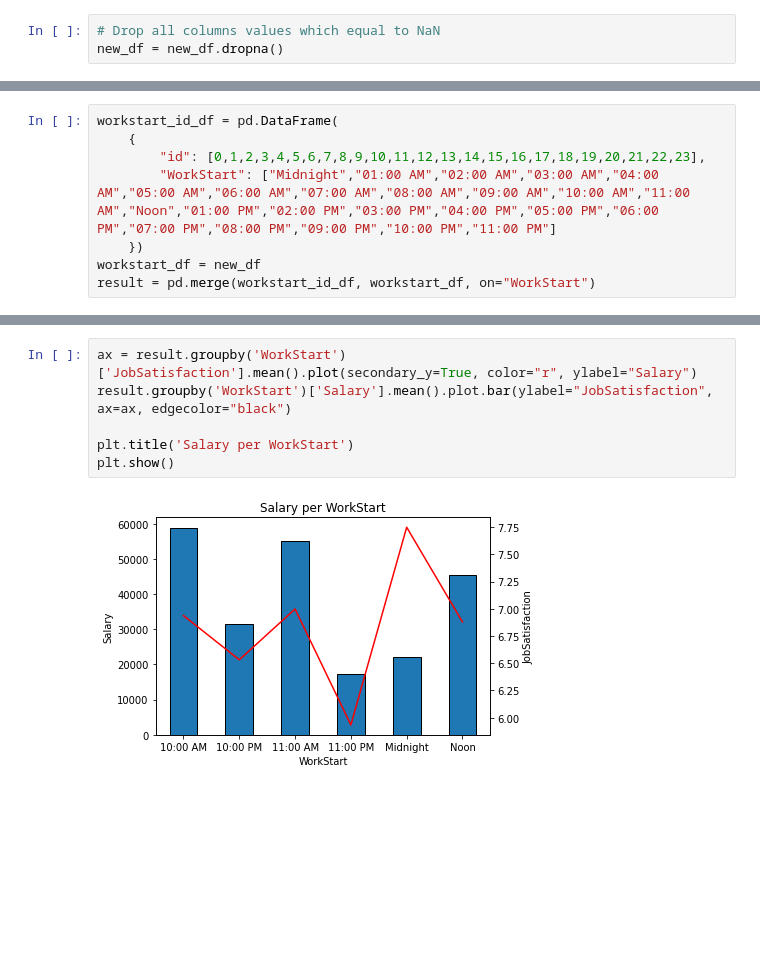
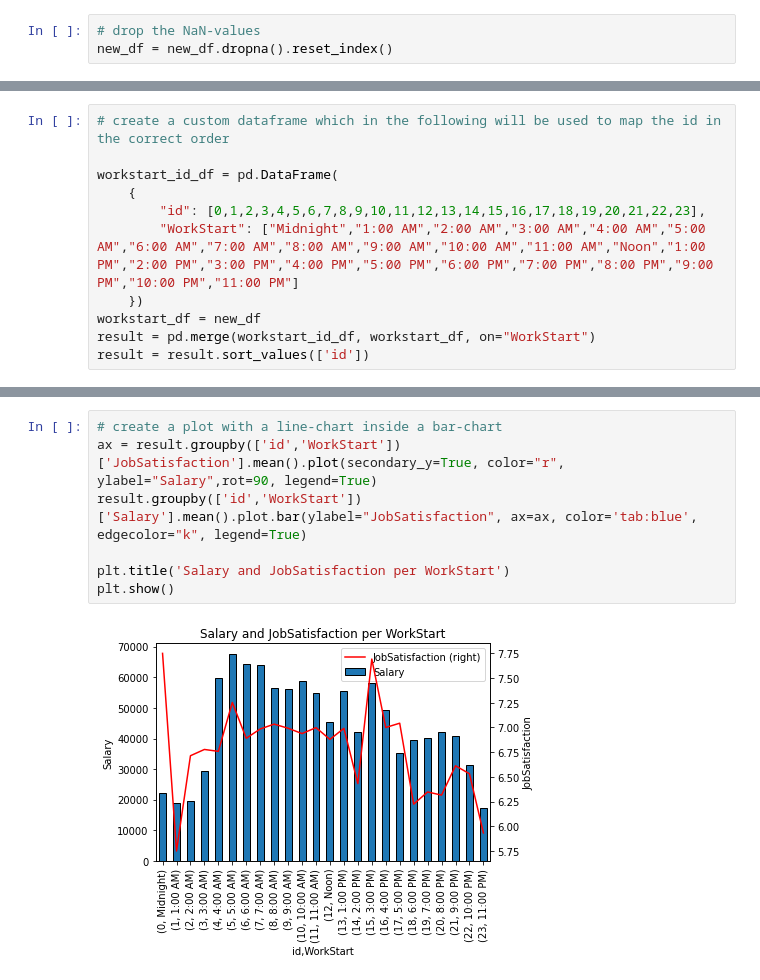
Before and after one commit to u-sahin/Project_1, a Jupyter notebook: Workstart_JobSatisfaction_Salary.ipynb, the cells around one changed output, grey strips where cells are left out. Saved outputs shown, nothing was run; the diff lists cells and outputs as text; blank space fills up the shorter version.

```diff
--- a/Workstart_JobSatisfaction_Salary.ipynb
+++ b/Workstart_JobSatisfaction_Salary.ipynb
@@ -38,6 +41,6 @@ new_df
 | 51391 | 8:00 AM | NaN | 8.0 |
 51392 rows × 3 columns
 # %%
-# Drop all columns values which equal to NaN
-new_df = new_df.dropna()
+# drop the NaN-values
+new_df = new_df.dropna().reset_index()
 # %%
@@ -62,13 +65,16 @@ Midnight       8
 2:00 AM        7
 Name: WorkStart, dtype: int64
 # %%
+# create a custom dataframe which in the following will be used to map the id in the correct order
+
 workstart_id_df = pd.DataFrame(
     {
         "id": [0,1,2,3,4,5,6,7,8,9,10,11,12,13,14,15,16,17,18,19,20,21,22,23],
-        "WorkStart": ["Midnight","01:00 AM","02:00 AM","03:00 AM","04:00 AM","05:00 AM","06:00 AM","07:00 AM","08:00 AM","09:00 AM","10:00 AM","11:00 AM","Noon","01:00 PM","02:00 PM","03:00 PM","04:00 PM","05:00 PM","06:00 PM","07:00 PM","08:00 PM","09:00 PM","10:00 PM","11:00 PM"]
+        "WorkStart": ["Midnight","1:00 AM","2:00 AM","3:00 AM","4:00 AM","5:00 AM","6:00 AM","7:00 AM","8:00 AM","9:00 AM","10:00 AM","11:00 AM","Noon","1:00 PM","2:00 PM","3:00 PM","4:00 PM","5:00 PM","6:00 PM","7:00 PM","8:00 PM","9:00 PM","10:00 PM","11:00 PM"]
     })
 workstart_df = new_df
 result = pd.merge(workstart_id_df, workstart_df, on="WorkStart")
+result = result.sort_values(['id'])
 # %%
 result
 # %% [output]
@@ -88,8 +94,9 @@ result
 # %%
-ax = result.groupby('WorkStart')['JobSatisfaction'].mean().plot(secondary_y=True, color="r", ylabel="Salary")
-result.groupby('WorkStart')['Salary'].mean().plot.bar(ylabel="JobSatisfaction", ax=ax, edgecolor="black")
+# create a plot with a line-chart inside a bar-chart
+ax = result.groupby(['id','WorkStart'])['JobSatisfaction'].mean().plot(secondary_y=True, color="r", ylabel="Salary",rot=90, legend=True)
+result.groupby(['id','WorkStart'])['Salary'].mean().plot.bar(ylabel="JobSatisfaction", ax=ax, color='tab:blue', edgecolor="k", legend=True)
 
-plt.title('Salary per WorkStart')
+plt.title('Salary and JobSatisfaction per WorkStart')
 plt.show()
 # %% [output]
-[figure, old version]
+[figure, new version]
```
Also changed, not shown: parts of 8 cells of this notebook, 4 other files.
